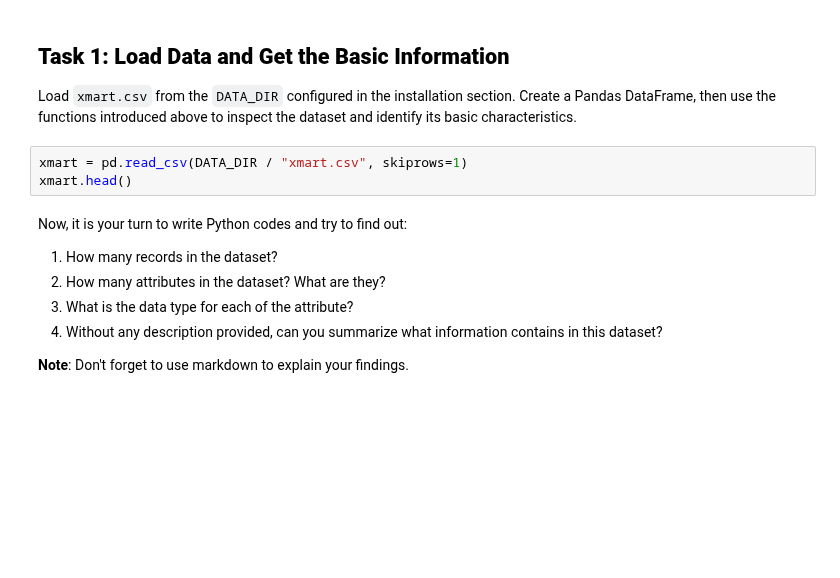
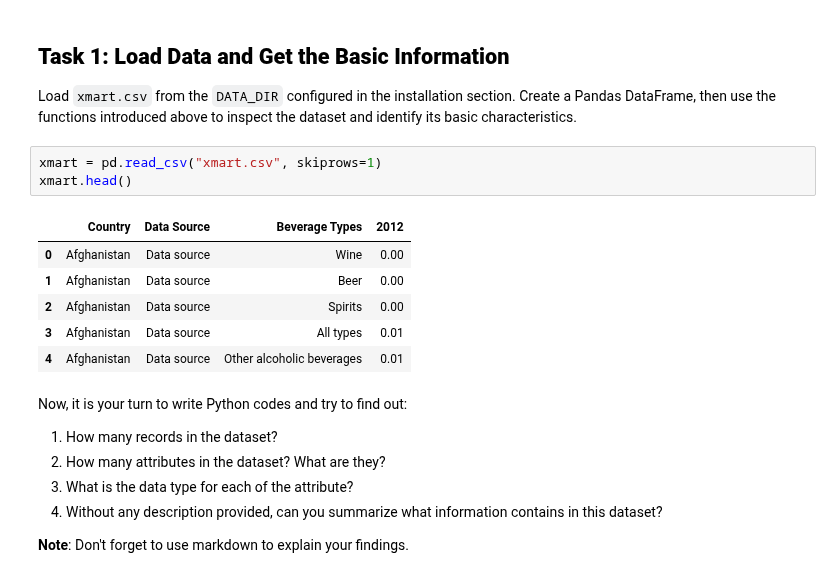
Before and after one commit to PHLP-Neo/Portfolio, a Jupyter notebook: MonashCourseWork/FIT5196/Week1/week1_introduction_to_data_wrangling.ipynb, the cells around one changed output. Drawn from its saved outputs; the diff is of its cells as text; blank space fills up the shorter version.

```diff
--- a/MonashCourseWork/FIT5196/Week1/week1_introduction_to_data_wrangling.ipynb
+++ b/MonashCourseWork/FIT5196/Week1/week1_introduction_to_data_wrangling.ipynb
@@ -634,8 +794,15 @@ Enter your answer here....
 
 Load `xmart.csv` from the `DATA_DIR` configured in the installation section. Create a Pandas DataFrame, then use the functions introduced above to inspect the dataset and identify its basic characteristics.
 # %%
-xmart = pd.read_csv(DATA_DIR / "xmart.csv", skiprows=1)
+xmart = pd.read_csv("xmart.csv", skiprows=1)
 xmart.head()
+# %% [output]
+|  | Country | Data Source | Beverage Types | 2012 |
+| 0 | Afghanistan | Data source | Wine | 0.00 |
+| 1 | Afghanistan | Data source | Beer | 0.00 |
+| 2 | Afghanistan | Data source | Spirits | 0.00 |
+| 3 | Afghanistan | Data source | All types | 0.01 |
+| 4 | Afghanistan | Data source | Other alcoholic beverages | 0.01 |
 # %% [markdown]
 Now, it is your turn to write Python codes and try to find out:
 1. How many records in the dataset?
```
Also changed, not shown: parts of 29 cells of this notebook, 1 other file.
